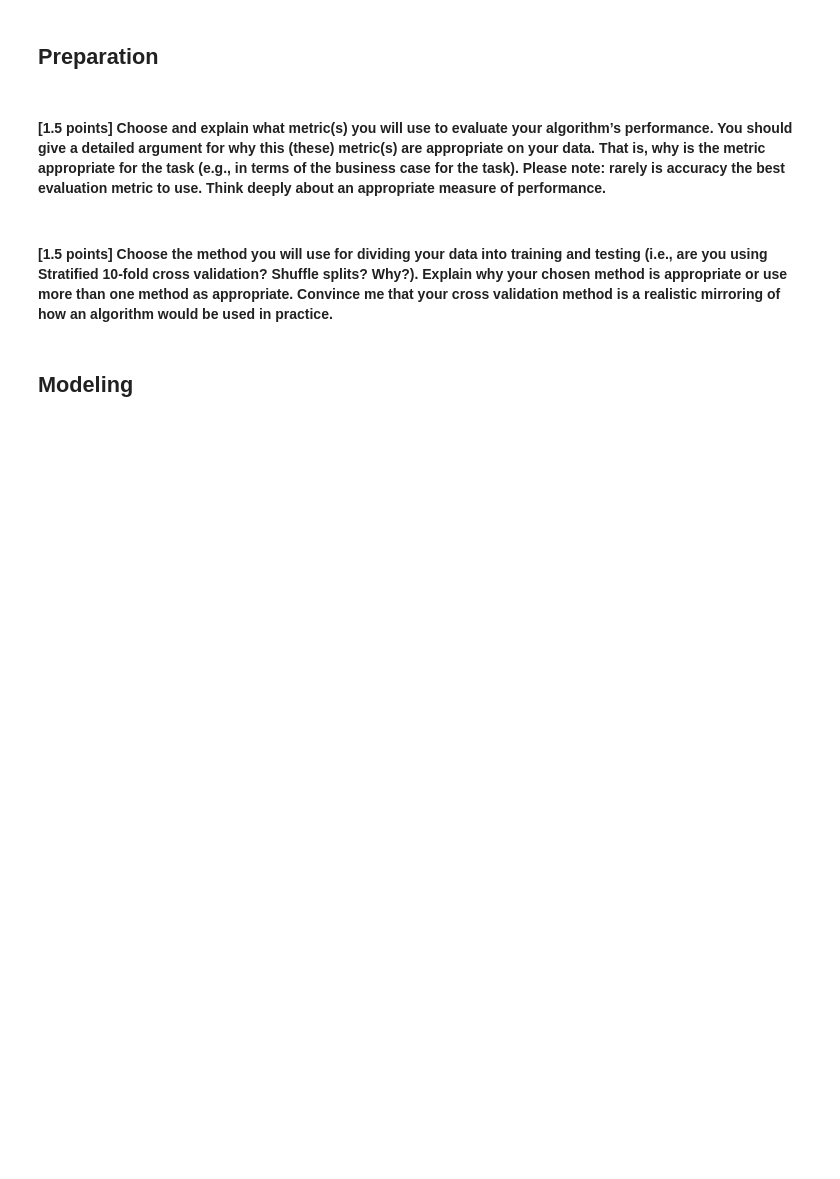
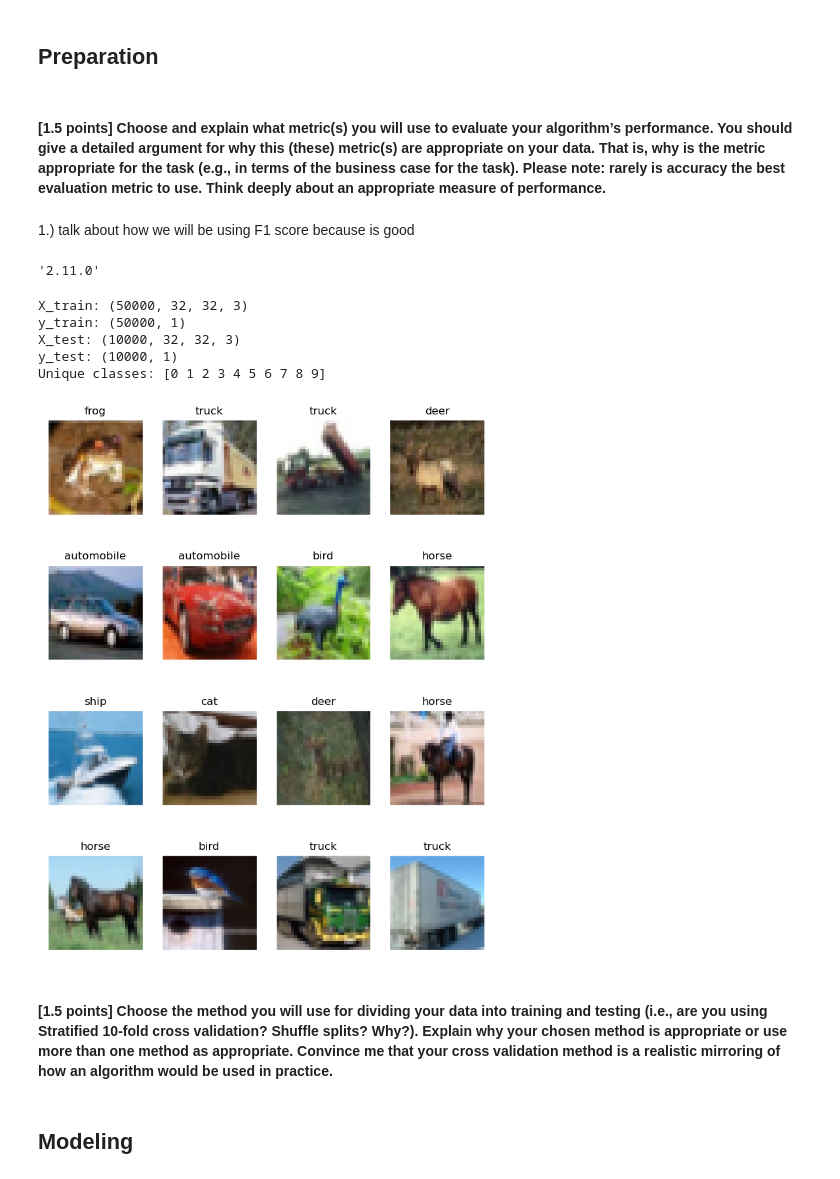
Before and after one commit to diogo-fae/ML-Lab-Six--CNNs, a Jupyter notebook: Lab Six: CNNs.ipynb, the cells around one changed output. Drawn from its saved outputs; the diff is of its cells as text; code cells hidden in the pictures; blank space fills up the shorter version.

Commit message:
Data Prep is done

```diff
--- a/Lab Six: CNNs.ipynb
+++ b/Lab Six: CNNs.ipynb
@@ -15,6 +15,77 @@ The dataset must be image data. We will multi-class classification.
 ## Preparation
 # %% [markdown]
 #### **[1.5 points]** Choose and explain what metric(s) you will use to evaluate your algorithm’s performance. You should give a detailed argument for why this (these) metric(s) are appropriate on your data. That is, why is the metric appropriate for the task (e.g., in terms of the business case for the task). Please note: rarely is accuracy the best evaluation metric to use. Think deeply about an appropriate measure of performance.
+# %% [markdown]
+1.) talk about how we will be using F1 score because is good
+# %%
+from sklearn import datasets, metrics
+from sklearn.model_selection import train_test_split
+import numpy as np
+import tensorflow as tf
+from matplotlib import pyplot as plt
+
+import tensorflow.keras as keras
+from tensorflow.keras.models import Sequential
+from tensorflow.keras.layers import Reshape
+from tensorflow.keras.layers import Dense, Dropout, Activation, Flatten
+from tensorflow.keras.layers import Conv2D, MaxPooling2D
+
+keras.__version__
+# %% [output]
+'2.11.0'
+# %%
+from tensorflow.keras.datasets import cifar10
+(X_train, y_train), (X_test, y_test) = cifar10.load_data()
+
+print(f'X_train: {X_train.shape}')
+print(f'y_train: {y_train.shape}')
+print(f'X_test: {X_test.shape}')
+print(f'y_test: {y_test.shape}')
+
+print('Unique classes: ',end='')
+print(np.unique(y_train))
+
+NUM_CLASSES = len(np.unique(y_train))
+# %% [output]
+X_train: (50000, 32, 32, 3)
+y_train: (50000, 1)
+X_test: (10000, 32, 32, 3)
+y_test: (10000, 1)
+Unique classes: [0 1 2 3 4 5 6 7 8 9]
+# %%
+
+plt.style.use('ggplot')
+
+def plot_gallery(images, titles, h, w, n_row=3, n_col=6,alt_labels=None):
+    """Helper function to plot a gallery of portraits"""
+    plt.figure(figsize=(1.7 * n_col, 2.3 * n_row))
+    plt.subplots_adjust(bottom=0, left=.01, right=.99, top=.90, hspace=.35)
+    for i in range(n_row * n_col):
+        plt.subplot(n_row, n_col, i + 1)
+        plt.imshow(images[i].squeeze())
+        plt.title(alt_labels[titles[i][0]], size=12)
+        plt.xticks(())
+        plt.yticks(())
+
+
+
+labels = {
+    0: 'airplane',
+    1:	'automobile',
+    2:	'bird',
+    3:	'cat',
+    4:	'deer',
+    5:	'dog',
+    6:	'frog',
+    7:	'horse',
+    8:	'ship',
+    9:	'truck'
+}
+
+
+plot_gallery(X_train, y_train, 32, 32,alt_labels=labels,n_col=4,n_row=4)
+# %% [output]
+[figure, added]
 # %% [markdown]
 #### **[1.5 points]** Choose the method you will use for dividing your data into training and testing (i.e., are you using Stratified 10-fold cross validation? Shuffle splits? Why?). Explain why your chosen method is appropriate or use more than one method as appropriate. Convince me that your cross validation method is a realistic mirroring of how an algorithm would be used in practice.
 # %% [markdown]
```
